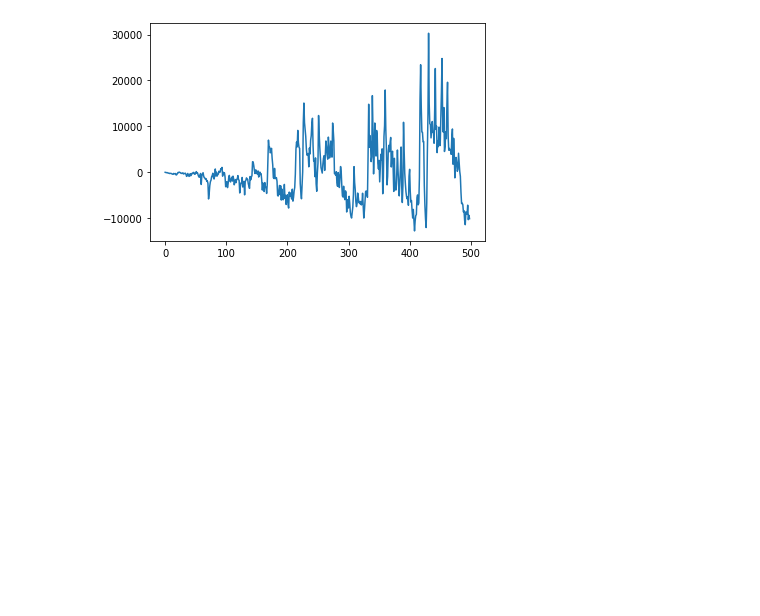
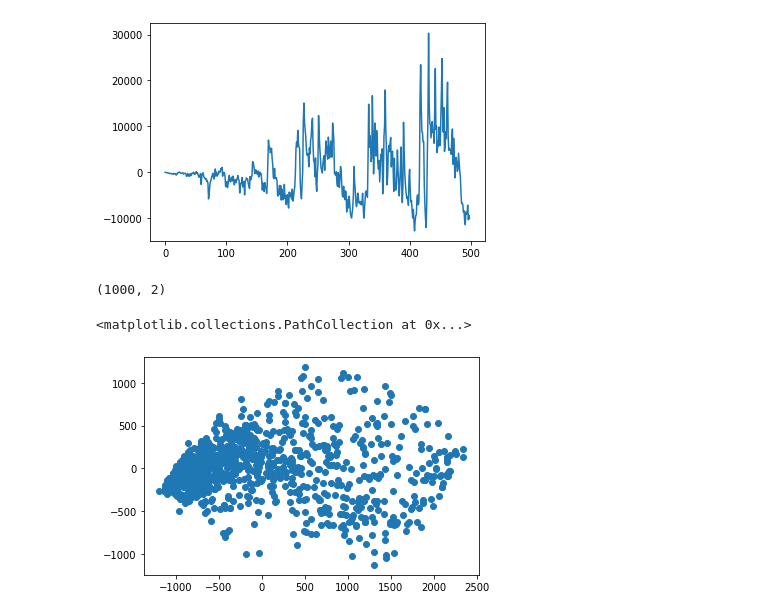
Before and after one commit to mariakesa/DayanAbbottExplorations, a Jupyter notebook: HebbianExploration.ipynb, the cells around one changed output. Saved outputs shown, nothing was run; the diff lists cells and outputs as text; code cells hidden in the pictures; blank space fills up the shorter version.

```diff
--- a/HebbianExploration.ipynb
+++ b/HebbianExploration.ipynb
@@ -74,3 +74,17 @@ plt.plot(v_lst)
 # %% [output]
 [<matplotlib.lines.Line2D at 0x...>]
 [figure]
+# %%
+#Take PCA of the weights matrix
+from sklearn.decomposition import PCA
+
+pca=PCA(n_components=2)
+X=pca.fit_transform(w_arr)
+
+print(X.shape)
+
+plt.scatter(X[:,0],X[:,1])
+# %% [output]
+(1000, 2)
+<matplotlib.collections.PathCollection at 0x...>
+[figure, added]
```
Also changed, not shown: parts of 2 cells of this notebook.
